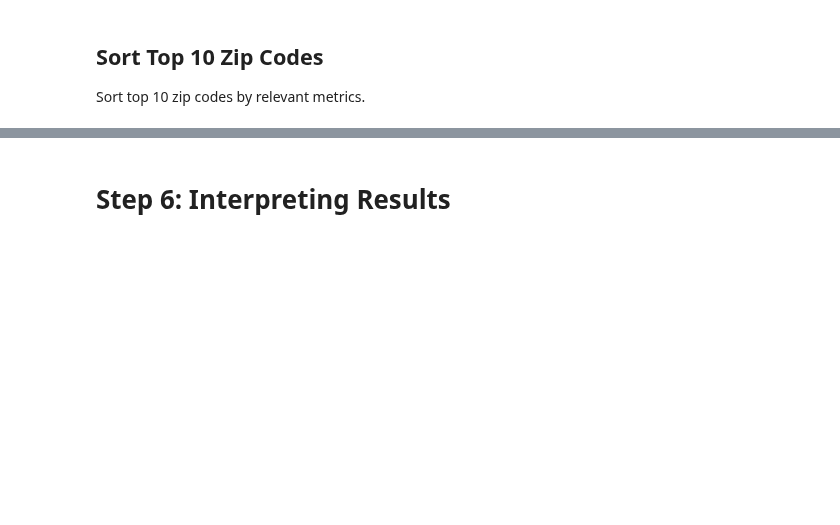
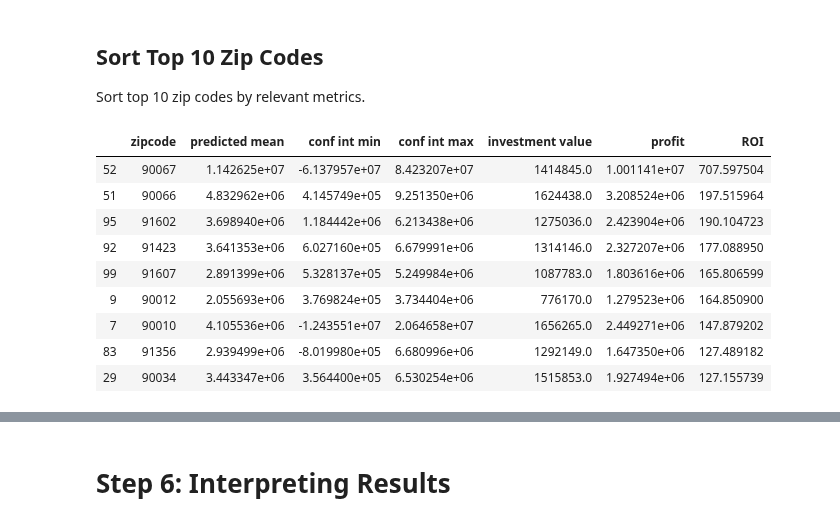
Before and after one commit to JessicaFB/Apple-vs-Android-Twitter-NLP, a Jupyter notebook: starter_notebook.ipynb, the cells around one changed output, grey strips where cells are left out. Cells and saved outputs as stored; diff of their text form; code cells hidden in the pictures; blank space fills up the shorter version.

```diff
--- a/starter_notebook.ipynb
+++ b/starter_notebook.ipynb
@@ -580,0 +574,13 @@ def top5():
+# %%
+top_10_roi
+# %% [output]
+|  | zipcode | predicted mean | conf int min | conf int max | investment value | profit | ROI |
+| 52 | 90067 | 1.142625e+07 | -6.137957e+07 | 8.423207e+07 | 1414845.0 | 1.001141e+07 | 707.597504 |
+| 51 | 90066 | 4.832962e+06 | 4.145749e+05 | 9.251350e+06 | 1624438.0 | 3.208524e+06 | 197.515964 |
+| 95 | 91602 | 3.698940e+06 | 1.184442e+06 | 6.213438e+06 | 1275036.0 | 2.423904e+06 | 190.104723 |
+| 92 | 91423 | 3.641353e+06 | 6.027160e+05 | 6.679991e+06 | 1314146.0 | 2.327207e+06 | 177.088950 |
+| 99 | 91607 | 2.891399e+06 | 5.328137e+05 | 5.249984e+06 | 1087783.0 | 1.803616e+06 | 165.806599 |
+| 9 | 90012 | 2.055693e+06 | 3.769824e+05 | 3.734404e+06 | 776170.0 | 1.279523e+06 | 164.850900 |
+| 7 | 90010 | 4.105536e+06 | -1.243551e+07 | 2.064658e+07 | 1656265.0 | 2.449271e+06 | 147.879202 |
+| 83 | 91356 | 2.939499e+06 | -8.019980e+05 | 6.680996e+06 | 1292149.0 | 1.647350e+06 | 127.489182 |
+| 29 | 90034 | 3.443347e+06 | 3.564400e+05 | 6.530254e+06 | 1515853.0 | 1.927494e+06 | 127.155739 |
```
Also changed, not shown: parts of 19 cells of this notebook.
